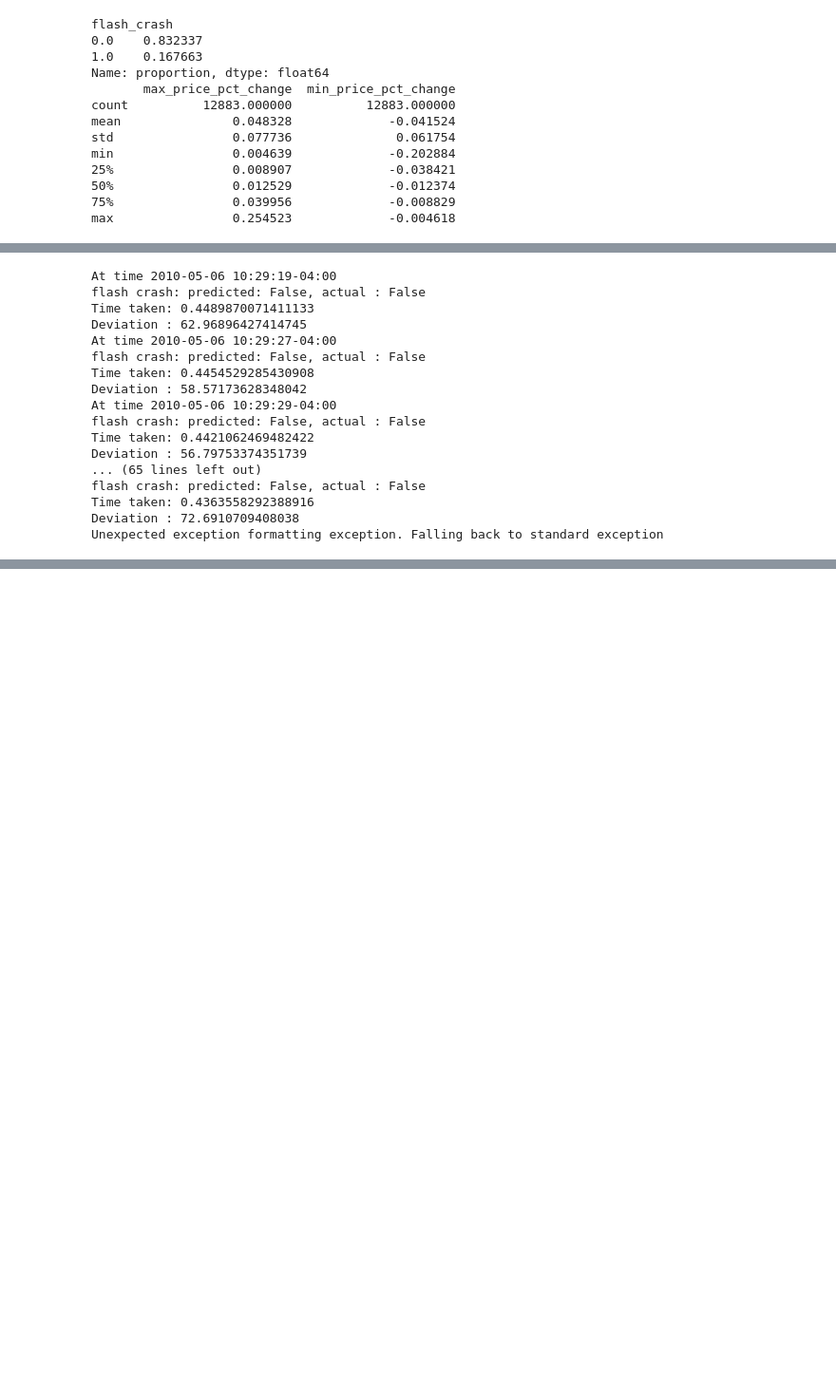
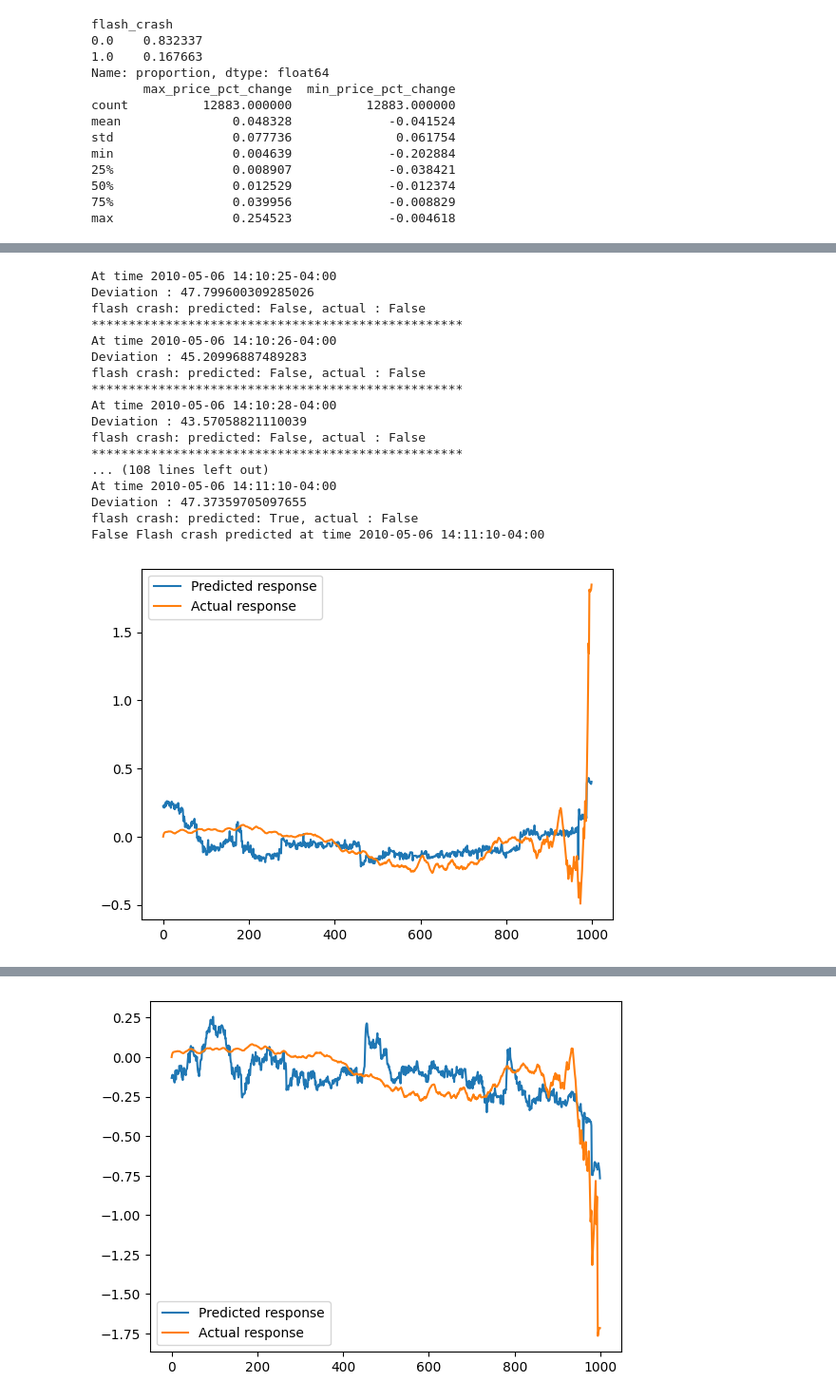
Before and after one commit to yassinech2/Flash_crash, a Jupyter notebook: 5_Crash_Detection.ipynb, the cells around one changed output, grey strips where cells are left out. Shown at 95% size. Cells and saved outputs as stored; diff of their text form; code cells hidden in the pictures; blank space fills up the shorter version.

```diff
--- a/5_Crash_Detection.ipynb
+++ b/5_Crash_Detection.ipynb
@@ -227,81 +300,79 @@ def compute_deviation(y_pred, y_true):
     return distance
 
 # Parameters
-k = 2000  # Window size
+k = 1000  # Window size
 tau_max = k # should be equal to k
-threshold = 100  # Threshold for deviation
-num_cores = multiprocessing.cpu_count()
-# Initialize model
+threshold = 70  # Threshold for deviation
+df = df[ (df.index>= '2010-05-06') & (df.index<= '2010-05-07') ]
 model = LinearRegression()
+
 metrics  ={"TP":0,"TN":0,"FP":0,"FN":0}
 y_pred_list = []
 deviation_list = []
 total_deviation_list = []
-deviation_nb_threshold = 50
+deviation_nb_threshold = 200
 nb_plots = 10
 # Fit and predict in a rolling window
 for i in range(k, len(df)-1):
+    print("At time",df.index[i+1])
     start_time = time.time()
     # Fit the model on the window from t to t+k
     X_train = df[i-k:i]
     X_train = setup_response_function_data(X_train)     # Response function
-    X_train.drop(columns=['prev_mid_price','prev_trade','flash_crash'],inplace=True)
-
+    X_train.drop(columns=['flash_crash'],inplace=True)
     y_train = list(compute_response_c(X_train,tau_max))      # Response function
     y_train.insert(0,0) # Response function at tau = 0 is 0 because price change is 0
     if not df[i-k:i].flash_crash.sum():
         model.fit(X_train, y_train)
 
-
     y_pred = model.predict(X_train)
-    # Calculate deviation
     deviation = compute_deviation(y_pred, y_train)
     total_deviation_list.append(deviation)
-    if not df[i-k:i].flash_crash.sum():
-        deviation_list.append(deviation)
-    flash_crash = check_flash_crash(deviation,threshold)
-    metrics = update_metrics(metrics,flash_crash, df.iloc[i+1].flash_crash)
 
-    y_pred_list.append(flash_crash )
-    end_time = time.time()
-    # Check for flash crash
-    print("At time",df.index[i+1])
-    print( f"flash crash: predicted: {bool(flash_crash)}, actual : {bool(df.iloc[i+1].flash_crash)} ")
-    print(f"Time taken: {end_time-start_time}")
-    print(f"Deviation : {deviation}")
-    # print(f"Metrices: {metrics}")
-    # print(f"F1 score: {f1_score(metrics)}, Accuracy: {accuracy(metrics)}")
     predicted_flash_crash = False
     if len(deviation_list) >= deviation_nb_threshold:
         window_deviation = np.mean(deviation_list[-deviation_nb_threshold:])
         print("Deviation mean",window_deviation)
-        predicted_flash_crash = abs(deviation - window_deviation)  > abs(2* window_deviation)
+        predicted_flash_crash = abs(deviation)  > 1.5 * abs(window_deviation)
     else :
         predicted_flash_crash = deviation > threshold
+
+    metrics = update_metrics(metrics,predicted_flash_crash, df.iloc[i+1].flash_crash)
+    y_pred_list.append(predicted_flash_crash )
+    end_time = time.time()
+
+    if not bool(df.iloc[i+1].flash_crash) : #not df[i-k:i].flash_crash.sum() :
+        deviation_list.append(deviation)
+
+    # Check for flash crash
+    # print(f"Time taken: {end_time-start_time}")
+    print(f"Deviation : {np.mean(deviation_list[-deviation_nb_threshold:])}")
+    print( f"flash crash: predicted: {bool(predicted_flash_crash)}, actual : {bool(df.iloc[i+1].flash_crash)} ")
 
     if predicted_flash_crash:
         print(f"{bool(df.iloc[i+1].flash_crash)} Flash crash predicted at time {df.index[i+1]}")
         if nb_plots > 0:
             nb_plots -= 1
             plt.plot(y_pred, label= 'Predicted response')
             plt.plot(y_train, label= 'Actual response')
             plt.legend()
             plt.show()
 # %% [output]
-At time 2010-05-06 10:29:19-04:00
+At time 2010-05-06 14:10:25-04:00
+Deviation : 47.799600309285026
 flash crash: predicted: False, actual : False
-Time taken: 0.4489870071411133
-Deviation : 62.96896427414745
-At time 2010-05-06 10:29:27-04:00
+**************************************************
+At time 2010-05-06 14:10:26-04:00
+Deviation : 45.20996887489283
 flash crash: predicted: False, actual : False
-Time taken: 0.4454529285430908
-Deviation : 58.57173628348042
-At time 2010-05-06 10:29:29-04:00
+**************************************************
+At time 2010-05-06 14:10:28-04:00
+Deviation : 43.57058821110039
 flash crash: predicted: False, actual : False
-Time taken: 0.4421062469482422
-Deviation : 56.79753374351739
-... (65 lines left out)
-flash crash: predicted: False, actual : False
-Time taken: 0.4363558292388916
-Deviation : 72.6910709408038
-Unexpected exception formatting exception. Falling back to standard exception
+**************************************************
+... (108 lines left out)
+At time 2010-05-06 14:11:10-04:00
+Deviation : 47.37359705097655
+flash crash: predicted: True, actual : False
+False Flash crash predicted at time 2010-05-06 14:11:10-04:00
+[figure, added]
@@ -324,0 +396 @@ executing.executing.NotOneValueFound: Expected one value, found 0
+[figure, added]
```
Also changed, not shown: parts of 23 cells of this notebook, 3 other files.
